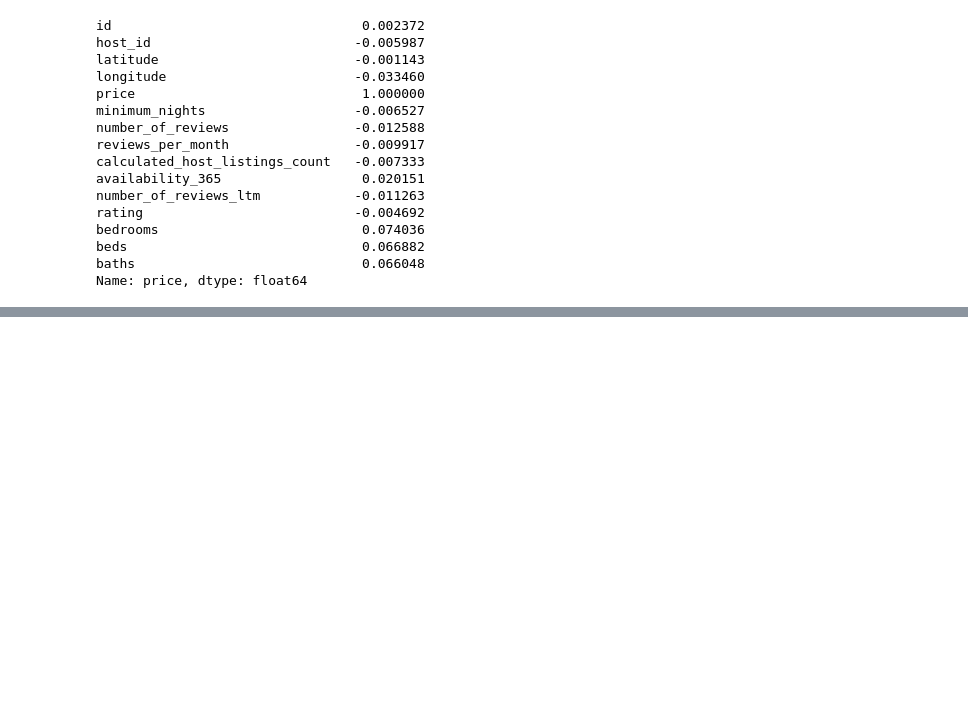
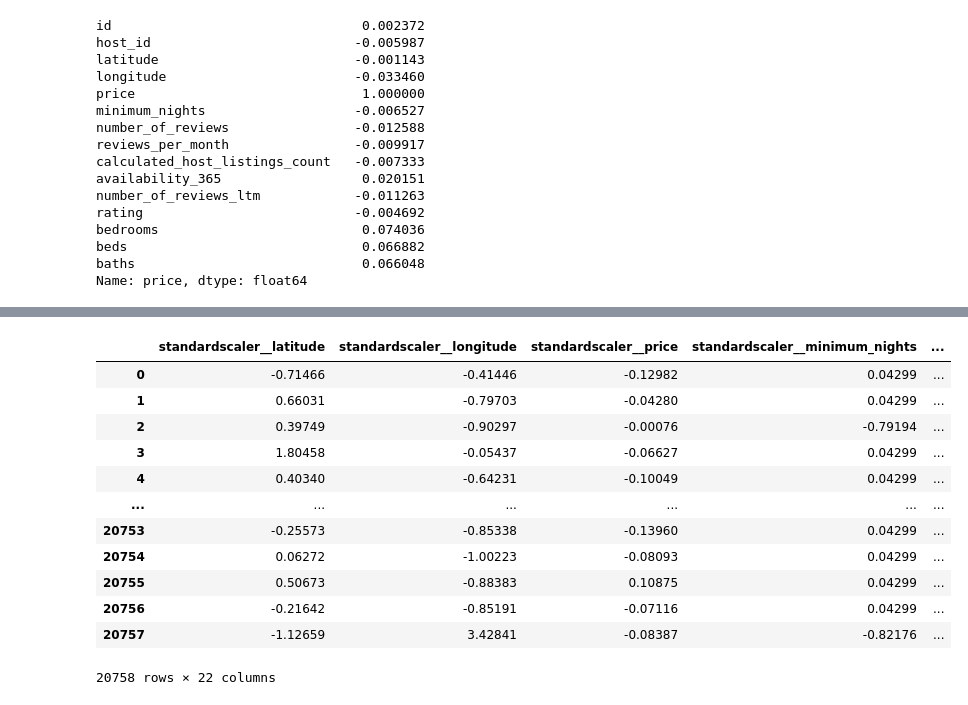
Before and after one commit to RochX/comp486-assignments, a Jupyter notebook: project/project.ipynb, the cells around one changed output, grey strips where cells are left out. Saved outputs shown, nothing was run; the diff lists cells and outputs as text; code cells hidden in the pictures; blank space fills up the shorter version.

```diff
--- a/project/project.ipynb
+++ b/project/project.ipynb
@@ -123,0 +136,29 @@ Name: price, dtype: float64
+# %%
+from sklearn.compose import make_column_transformer
+from sklearn.preprocessing import StandardScaler
+import numpy as np
+
+numeric_feature_names = list(cleaned_data.select_dtypes(include=["int64", "float64"]).drop(["id", "host_id"], axis=1))
+
+scaler = make_column_transformer(
+    (StandardScaler(), numeric_feature_names),
+    remainder='passthrough'
+)
+scaler.set_output(transform="pandas")
+pd.set_option('display.float_format', lambda x: '%.5f' % x)
+
+scaler.fit_transform(cleaned_data)
+# %% [output]
+|  | standardscaler__latitude | standardscaler__longitude | standardscaler__price | standardscaler__minimum_nights | ... |
+| 0 | -0.71466 | -0.41446 | -0.12982 | 0.04299 | ... |
+| 1 | 0.66031 | -0.79703 | -0.04280 | 0.04299 | ... |
+| 2 | 0.39749 | -0.90297 | -0.00076 | -0.79194 | ... |
+| 3 | 1.80458 | -0.05437 | -0.06627 | 0.04299 | ... |
+| 4 | 0.40340 | -0.64231 | -0.10049 | 0.04299 | ... |
+| ... | ... | ... | ... | ... | ... |
+| 20753 | -0.25573 | -0.85338 | -0.13960 | 0.04299 | ... |
+| 20754 | 0.06272 | -1.00223 | -0.08093 | 0.04299 | ... |
+| 20755 | 0.50673 | -0.88383 | 0.10875 | 0.04299 | ... |
+| 20756 | -0.21642 | -0.85191 | -0.07116 | 0.04299 | ... |
+| 20757 | -1.12659 | 3.42841 | -0.08387 | -0.82176 | ... |
+20758 rows × 22 columns
```
Also changed, not shown: parts of 3 cells of this notebook.
